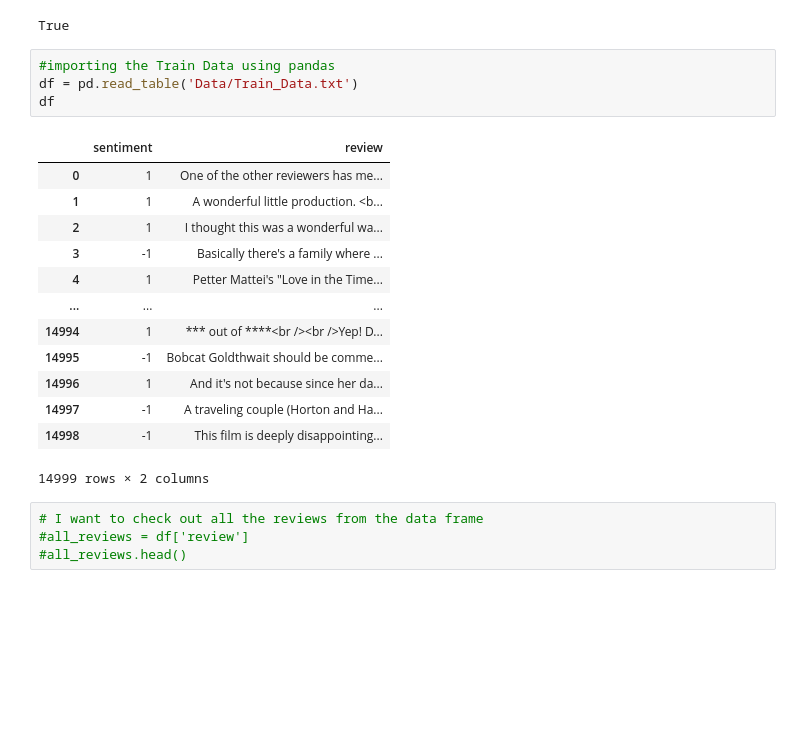
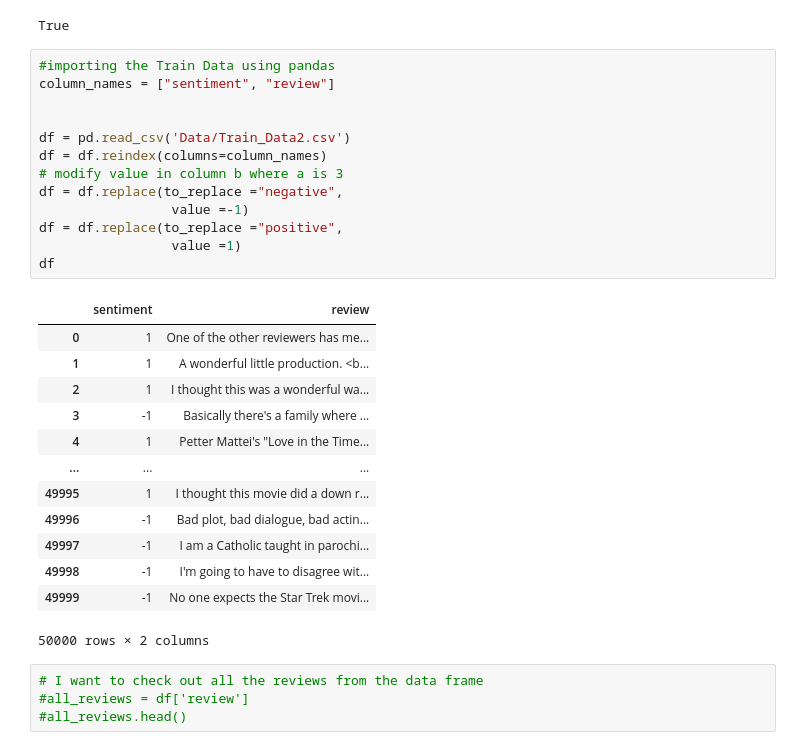
Before and after one commit to will-io/DataMining_AND_MachineLearning, a Jupyter notebook: HW1/HW_1_Notebook/KNN_Sentimen_Movie_reviews.ipynb, the cells around one changed output. Drawn from its saved outputs; the diff is of its cells as text; blank space fills up the shorter version.

```diff
--- a/HW1/HW_1_Notebook/KNN_Sentimen_Movie_reviews.ipynb
+++ b/HW1/HW_1_Notebook/KNN_Sentimen_Movie_reviews.ipynb
@@ -29,24 +29,33 @@ nltk.download('wordnet')
 [nltk_data]     C:\Users\willa\AppData\Roaming\nltk_data...
 [nltk_data]   Package wordnet is already up-to-date!
 True
-# %%
-#importing the Train Data using pandas
-df = pd.read_table('Data/Train_Data.txt')
-df
-# %% [output]
-|  | sentiment | review |
-| 0 | 1 | One of the other reviewers has me... |
-| 1 | 1 | A wonderful little production. <b... |
-| 2 | 1 | I thought this was a wonderful wa... |
-| 3 | -1 | Basically there's a family where ... |
-| 4 | 1 | Petter Mattei's "Love in the Time... |
-| ... | ... | ... |
-| 14994 | 1 | *** out of ****<br /><br />Yep! D... |
-| 14995 | -1 | Bobcat Goldthwait should be comme... |
-| 14996 | 1 | And it's not because since her da... |
-| 14997 | -1 | A traveling couple (Horton and Ha... |
-| 14998 | -1 | This film is deeply disappointing... |
-14999 rows × 2 columns
+# %%
+#importing the Train Data using pandas
+column_names = ["sentiment", "review"]
+
+
+df = pd.read_csv('Data/Train_Data2.csv')
+df = df.reindex(columns=column_names)
+# modify value in column b where a is 3
+df = df.replace(to_replace ="negative",
+                 value =-1)
+df = df.replace(to_replace ="positive",
+                 value =1)
+df
+# %% [output]
+|  | sentiment | review |
+| 0 | 1 | One of the other reviewers has me... |
+| 1 | 1 | A wonderful little production. <b... |
+| 2 | 1 | I thought this was a wonderful wa... |
+| 3 | -1 | Basically there's a family where ... |
+| 4 | 1 | Petter Mattei's "Love in the Time... |
+| ... | ... | ... |
+| 49995 | 1 | I thought this movie did a down r... |
+| 49996 | -1 | Bad plot, bad dialogue, bad actin... |
+| 49997 | -1 | I am a Catholic taught in parochi... |
+| 49998 | -1 | I'm going to have to disagree wit... |
+| 49999 | -1 | No one expects the Star Trek movi... |
+50000 rows × 2 columns
 # %%
 # I want to check out all the reviews from the data frame
 #all_reviews = df['review']
```
Also changed, not shown: parts of 9 cells of this notebook, 14 other files.
